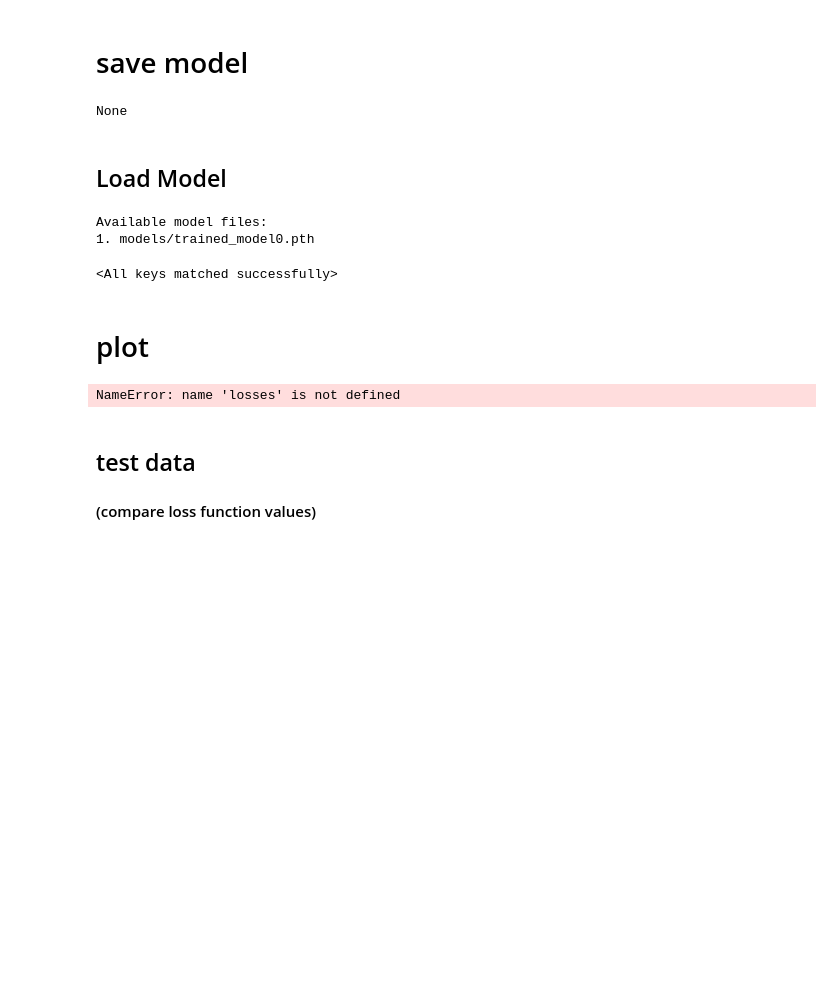
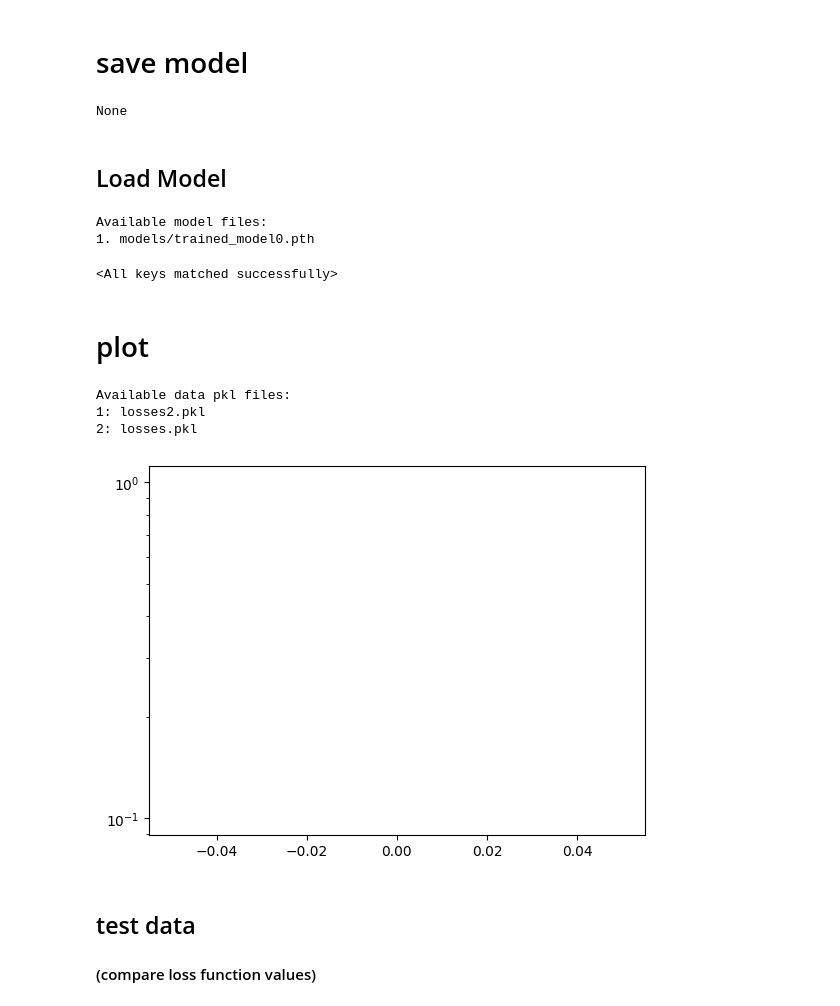
Before and after one commit to GTestaa/industrial-vision, a Jupyter notebook: test123.ipynb, the cells around one changed output. Cells and saved outputs as stored; diff of their text form; code cells hidden in the pictures; blank space fills up the shorter version.

Commit message:
Update function to handle edge cases

```diff
--- a/test123.ipynb
+++ b/test123.ipynb
@@ -32,7 +32,7 @@ import requests
 # %% [markdown]
 ## set dir
 # %%
-root_dir = 'CBSD68-dataset/CBSD68'
+root_dir = 'CBSD68'
 # %% [markdown]
 # test - convert originaol to noise
 # %%
@@ -248,8 +307,8 @@ from torch.utils.data import DataLoader
 from torchvision import transforms
 import pickle
 
-batch_size = 8
-n_epochs = 100
+batch_size = 60
+n_epochs = 1
 lr = 0.001
 
 # Assuming AdjustedDenoisingDataset is correctly implemented and instantiated as 'dataset'
@@ -261,7 +320,7 @@ model.to(device)
 
 # Define an optimizer and loss function
 optimizer = optim.Adam(model.parameters(), lr)
-criterion = nn.MSELoss()
+criterion = SSIMLoss()
 
 def train_model(model, data_loader, optimizer, criterion, n_epochs):
     losses = []
@@ -289,7 +348,16 @@ def train_model(model, data_loader, optimizer, criterion, n_epochs):
 
 losses = train_model(model, data_loader, optimizer, criterion, n_epochs)
 
-pickle_file = 'losses.pkl'
+
+save_data_dir = 'data'
+
+# Create the directory if it doesn't exist
+if not os.path.exists(save_data_dir):
+    os.makedirs(save_data_dir)
+
+# Specify the filename
+pickle_file = 'data/losses'
+pickle_file = pickle_file + str(len(os.listdir(save_data_dir))) + ".pkl"
 
 # Pickle the losses variable
 with open(pickle_file, 'wb') as f:
@@ -364,12 +418,36 @@ Available model files:
 <All keys matched successfully>
 # %% [markdown]
 # plot
-# %%
-import matplotlib.pyplot as plt
-plt.plot(losses)
-# plt.yscale('log')
-# %% [output]
-NameError: name 'losses' is not defined
+# %%
+import pickle
+import matplotlib.pyplot as plt
+import os
+
+data_folder = 'data'
+files = os.listdir(data_folder)
+pkl_files = [file for file in files if file.endswith('.pkl')]
+
+print("Available data pkl files:")
+for i, file in enumerate(pkl_files):
+    print(f"{i + 1}: {file}")  # Adjusted index to match user input
+
+# Assuming the user input part is handled outside of this script for this example
+# For demonstration, let's say the user selected the first file
+selected_pkl_index = int(input("Enter the index of the model file to load: ")) - 1
+selected_model_file = pkl_files[selected_pkl_index]  # Fixed variable name
+
+# Correct file path in the open function
+with open(os.path.join(data_folder, selected_model_file), 'rb') as file:
+    losses = pickle.load(file)
+
+plt.plot(losses)
+plt.yscale('log')
+plt.show()  # Added to explicitly show the plot
+# %% [output]
+Available data pkl files:
+1: losses2.pkl
+2: losses.pkl
+[figure, added]
 # %% [markdown]
 ## test data
 #### (compare loss function values)
```
Also changed, not shown: parts of 6 cells of this notebook, 3 other files.
